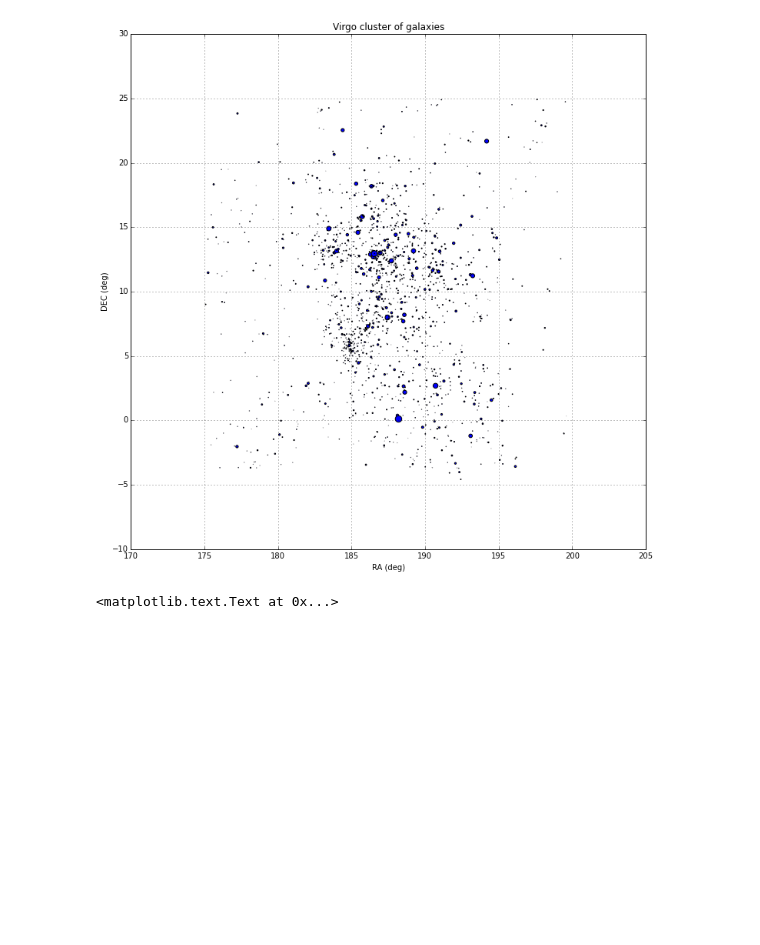
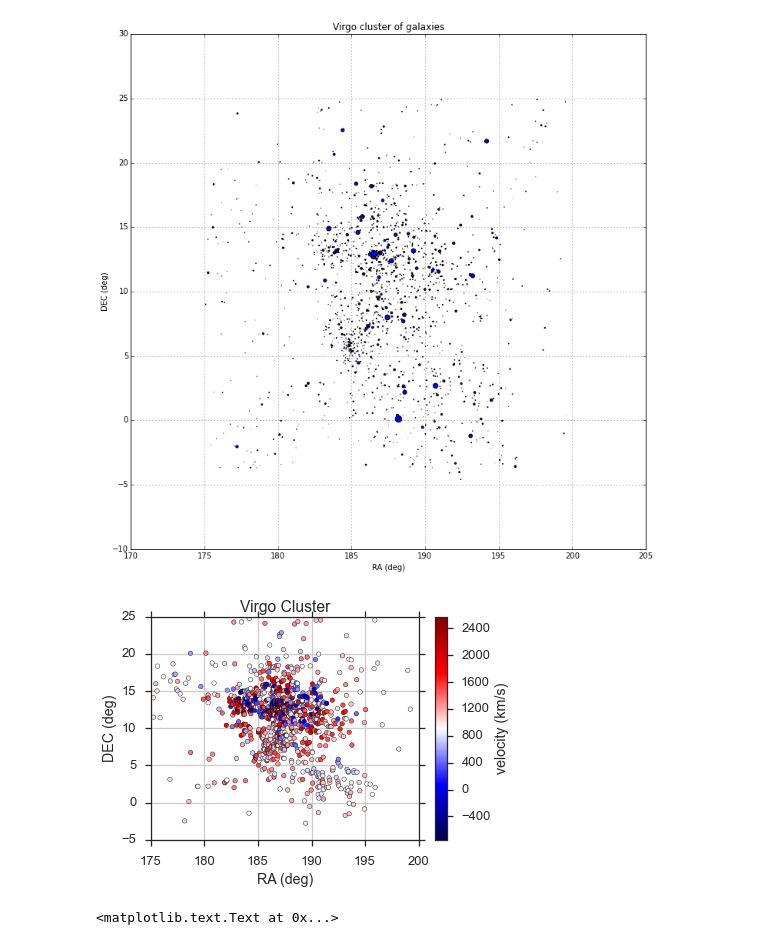
Before and after one commit to ondrejiayc/PH366_final_project, a Jupyter notebook: virgo_deprojection.ipynb, the cells around one changed output. Saved outputs shown, nothing was run; the diff lists cells and outputs as text; code cells hidden in the pictures; blank space fills up the shorter version.

```diff
--- a/virgo_deprojection.ipynb
+++ b/virgo_deprojection.ipynb
@@ -6,6 +6,24 @@ import scipy.stats
 from StringIO import StringIO
 %matplotlib inline
 plt.rcParams['figure.figsize'] = (12.0, 12.0)
+
+import seaborn as sns
+
+sns.set_style('ticks',  {'font.family': 'sans-serif'})
+sns.set_context("talk")
+#deep, muted, pastel, bright, dark, colorblind
+sns.set_palette('deep')
+
+current_palette = sns.color_palette()
+
+blue = current_palette[0]
+green =current_palette[1]
+red = current_palette[2]
+purple = current_palette[3]
+orange = current_palette[4]
+l_blue = current_palette[5]
+
+%matplotlib inline
 # %%
 #define the column start and end points
 cols=[(0,4),(5,9),(10,15),(16,24),(25,32),(33,41),(42,49),(50,57),(58,64),(65,72),(73,74),(75,76),(77,85),(86,88)]
@@ -56,6 +74,21 @@ plt.title('Virgo cluster of galaxies')
 # %% [output]
 <matplotlib.text.Text at 0x...>
 [figure]
+# %%
+members = data.loc[data['memIn'] == 'M']
+
+plt.scatter(members['RAdeg'],members['DEdeg'],c=members['SRvel'],cmap='seismic')#,norm=colors.LogNorm())
+plt.xlim((175,200))
+plt.ylim((-5,25))
+plt.xlabel('RA (deg)')
+plt.ylabel('DEC (deg)')
+plt.title('Virgo Cluster')
+plt.colorbar(label='velocity (km/s)')
+plt.grid()
+
+plt.savefig('virgoPortrait.png',dpi=300,bbox_inches='tight',pad_inches=0.2)
+# %% [output]
+[figure, added]
 # %%
 f = plt.figure(figsize=(12,6))
 plt.subplot(1, 2, 1)
```
Also changed, not shown: 2 other files.
